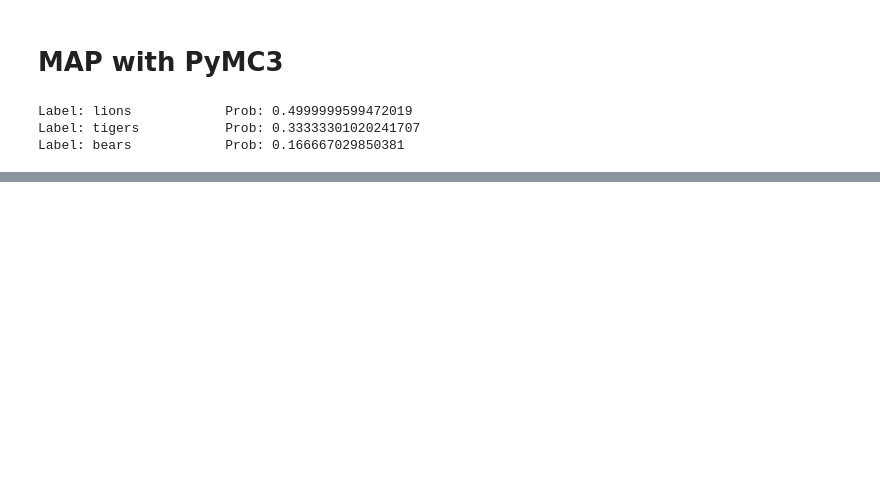
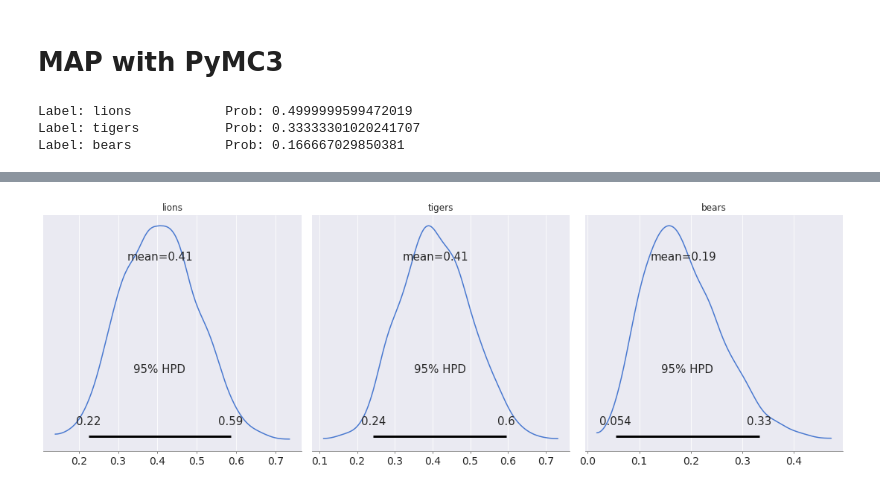
Before and after one commit to cjc77/bayesian_modeling, a Jupyter notebook: notebooks/lions_tigers_bears.ipynb, the cells around one changed output, grey strips where cells are left out. Saved outputs shown, nothing was run; the diff lists cells and outputs as text; code cells hidden in the pictures; blank space fills up the shorter version.

```diff
--- a/notebooks/lions_tigers_bears.ipynb
+++ b/notebooks/lions_tigers_bears.ipynb
@@ -214,0 +290,7 @@ Label: bears            Prob: 0.166667029850381
+# %%
+axes = pm.plot_posterior(trace, var_names=["parameters"], figsize=(15, 5), credible_interval=0.95)
+for i, a in enumerate(animals):
+    axes[i].set_title(a)
+plt.show()
+# %% [output]
+[figure, added]
```
Also changed, not shown: parts of 21 cells of this notebook.
